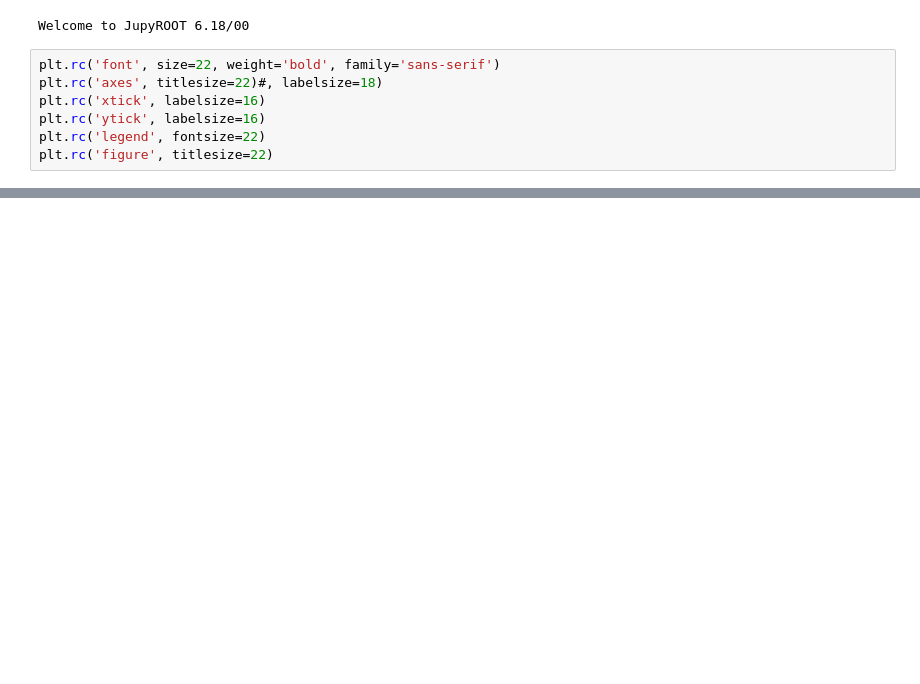
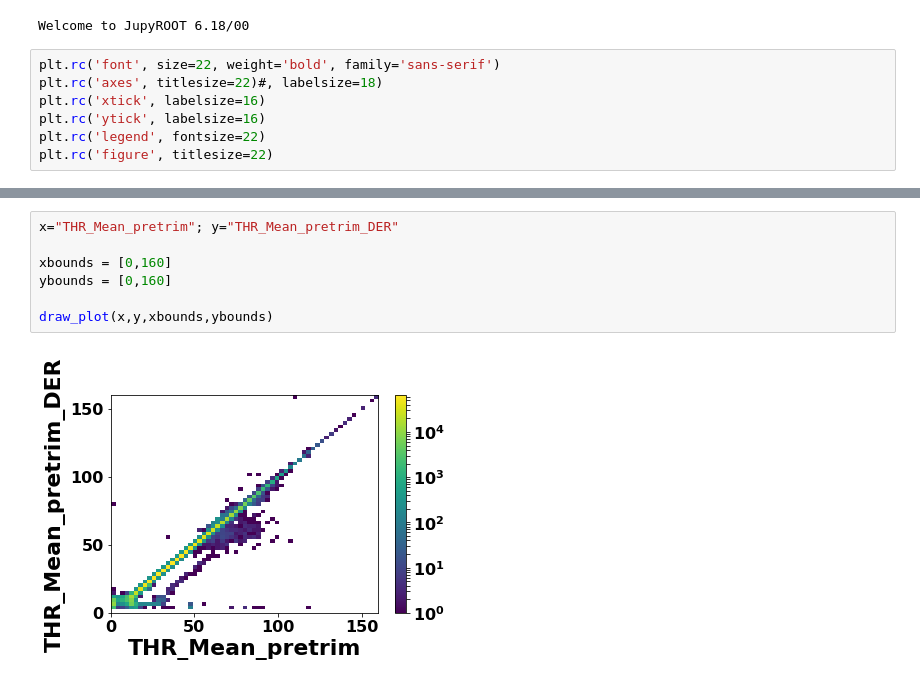
Before and after one commit to jennetd/OT, a Jupyter notebook: plot-collection-der.ipynb, the cells around one changed output, grey strips where cells are left out. Drawn from its saved outputs; the diff is of its cells as text; blank space fills up the shorter version.

```diff
--- a/plot-collection-der.ipynb
+++ b/plot-collection-der.ipynb
@@ -272,0 +69,9 @@ for c in cols:
+# %%
+x="THR_Mean_pretrim"; y="THR_Mean_pretrim_DER"
+
+xbounds = [0,160]
+ybounds = [0,160]
+
+draw_plot(x,y,xbounds,ybounds)
+# %% [output]
+[figure, added]
```
Also changed, not shown: parts of 19 cells of this notebook, 9 other files.
